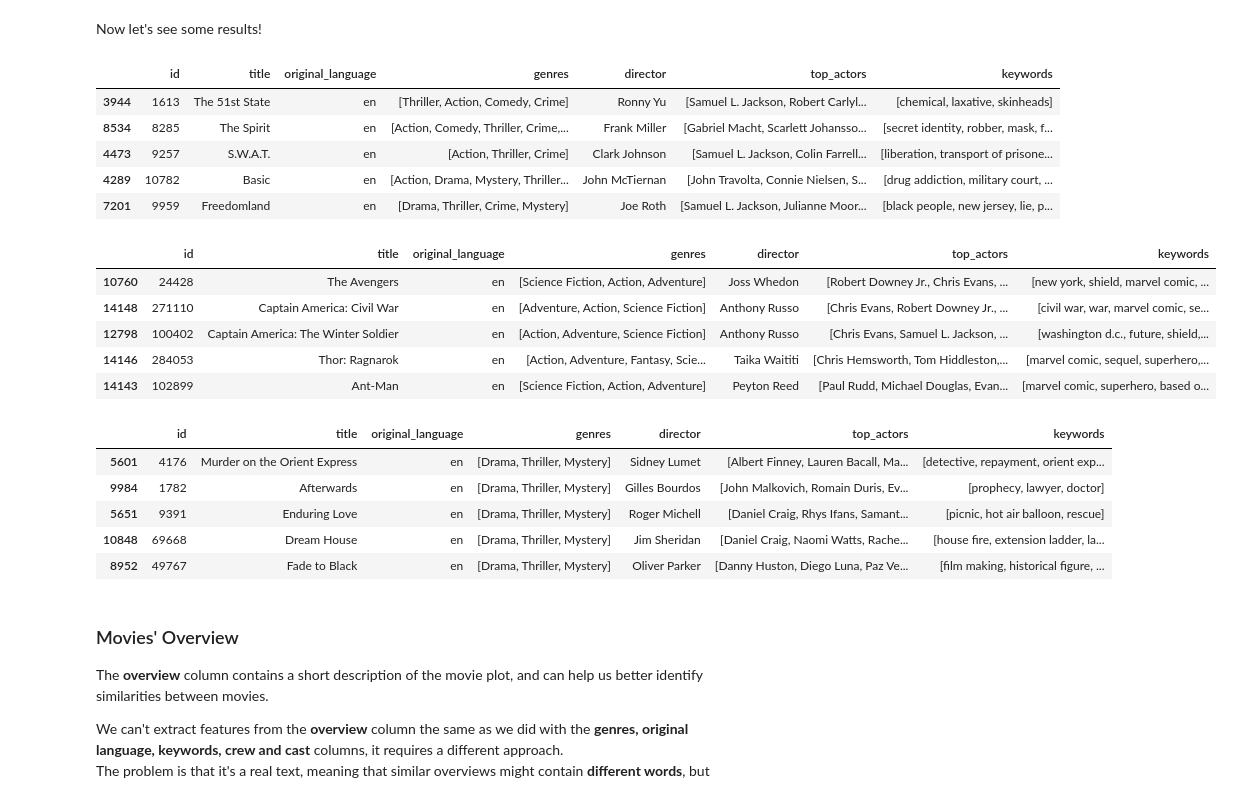
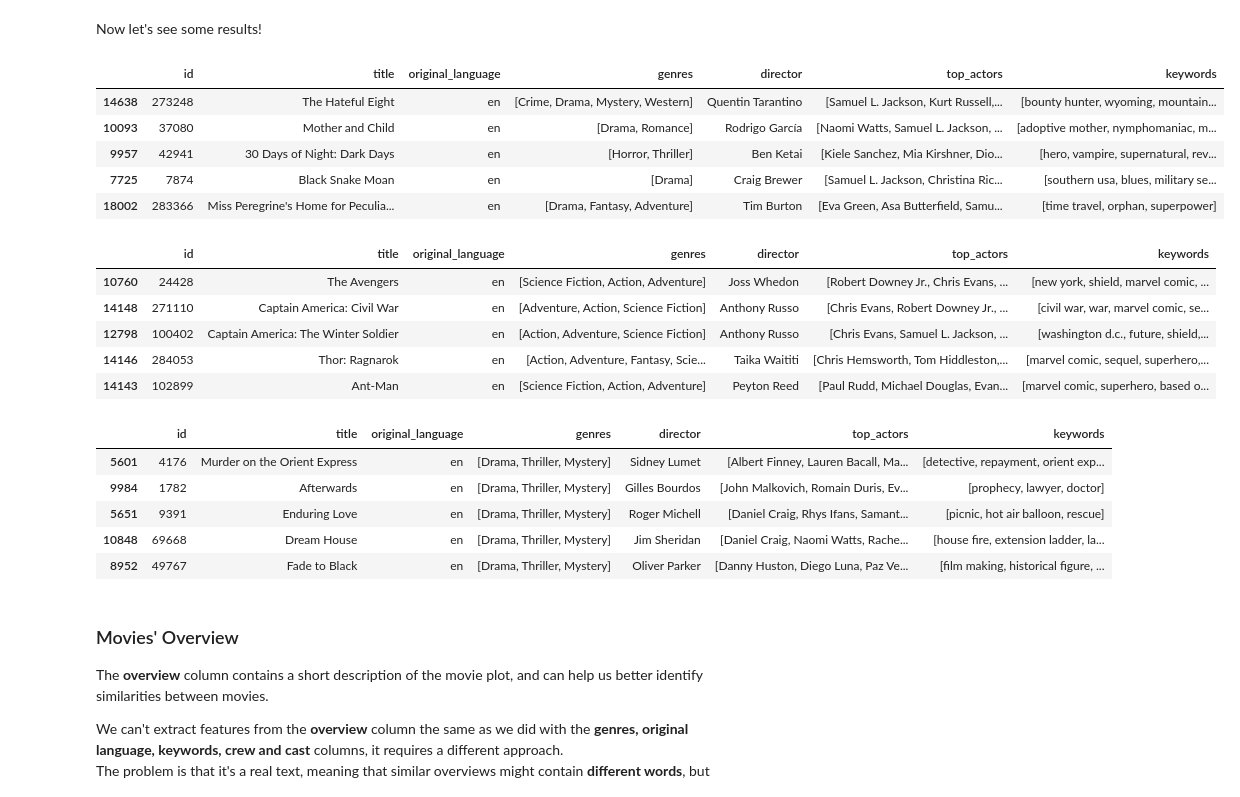
Before and after one commit to adi-benz/movies-rating-analysis, a Jupyter notebook: analysis.ipynb, the cells around one changed output. Drawn from its saved outputs; the diff is of its cells as text; code cells hidden in the pictures.

```diff
--- a/analysis.ipynb
+++ b/analysis.ipynb
@@ -629,6 +629,7 @@ class PlainPropertiesRecommender:
         sim = linear_kernel(np.asarray(self._tfidf_matrix[ind].todense()), self._tfidf_matrix)
 
         m_sim = sim[0]
+        reindexed_movies["score"] = m_sim
 
         top_sims = m_sim.argsort()[-1 - top_n:-1]
         top_sims = np.flip(top_sims)
@@ -639,16 +640,16 @@ plain_props_recommender = PlainPropertiesRecommender(filtered_movies)
 # %% [markdown]
 Now let's see some results!
 # %%
-display(plain_props_recommender.recommend('Pulp Fiction')[["id", "title", *properties_columns]])
+display(plain_props_recommender.recommend('Django Unchained')[["id", "title", *properties_columns]])
 display(plain_props_recommender.recommend('Avengers: Age of Ultron')[["id", "title", *properties_columns]])
 display(plain_props_recommender.recommend('Shutter Island')[["id", "title", *properties_columns]])
 # %% [output]
 |  | id | title | original_language | genres | director | top_actors | keywords |
-| 3944 | 1613 | The 51st State | en | [Thriller, Action, Comedy, Crime] | Ronny Yu | [Samuel L. Jackson, Robert Carlyl... | [chemical, laxative, skinheads] |
-| 8534 | 8285 | The Spirit | en | [Action, Comedy, Thriller, Crime,... | Frank Miller | [Gabriel Macht, Scarlett Johansso... | [secret identity, robber, mask, f... |
-| 4473 | 9257 | S.W.A.T. | en | [Action, Thriller, Crime] | Clark Johnson | [Samuel L. Jackson, Colin Farrell... | [liberation, transport of prisone... |
-| 4289 | 10782 | Basic | en | [Action, Drama, Mystery, Thriller... | John McTiernan | [John Travolta, Connie Nielsen, S... | [drug addiction, military court, ... |
-| 7201 | 9959 | Freedomland | en | [Drama, Thriller, Crime, Mystery] | Joe Roth | [Samuel L. Jackson, Julianne Moor... | [black people, new jersey, lie, p... |
+| 14638 | 273248 | The Hateful Eight | en | [Crime, Drama, Mystery, Western] | Quentin Tarantino | [Samuel L. Jackson, Kurt Russell,... | [bounty hunter, wyoming, mountain... |
+| 10093 | 37080 | Mother and Child | en | [Drama, Romance] | Rodrigo García | [Naomi Watts, Samuel L. Jackson, ... | [adoptive mother, nymphomaniac, m... |
+| 9957 | 42941 | 30 Days of Night: Dark Days | en | [Horror, Thriller] | Ben Ketai | [Kiele Sanchez, Mia Kirshner, Dio... | [hero, vampire, supernatural, rev... |
+| 7725 | 7874 | Black Snake Moan | en | [Drama] | Craig Brewer | [Samuel L. Jackson, Christina Ric... | [southern usa, blues, military se... |
+| 18002 | 283366 | Miss Peregrine's Home for Peculia... | en | [Drama, Fantasy, Adventure] | Tim Burton | [Eva Green, Asa Butterfield, Samu... | [time travel, orphan, superpower] |
 |  | id | title | original_language | genres | director | top_actors | keywords |
 | 10760 | 24428 | The Avengers | en | [Science Fiction, Action, Adventure] | Joss Whedon | [Robert Downey Jr., Chris Evans, ... | [new york, shield, marvel comic, ... |
 | 14148 | 271110 | Captain America: Civil War | en | [Adventure, Action, Science Fiction] | Anthony Russo | [Chris Evans, Robert Downey Jr., ... | [civil war, war, marvel comic, se... |
```
Also changed, not shown: parts of 23 cells of this notebook, 2 other files.
